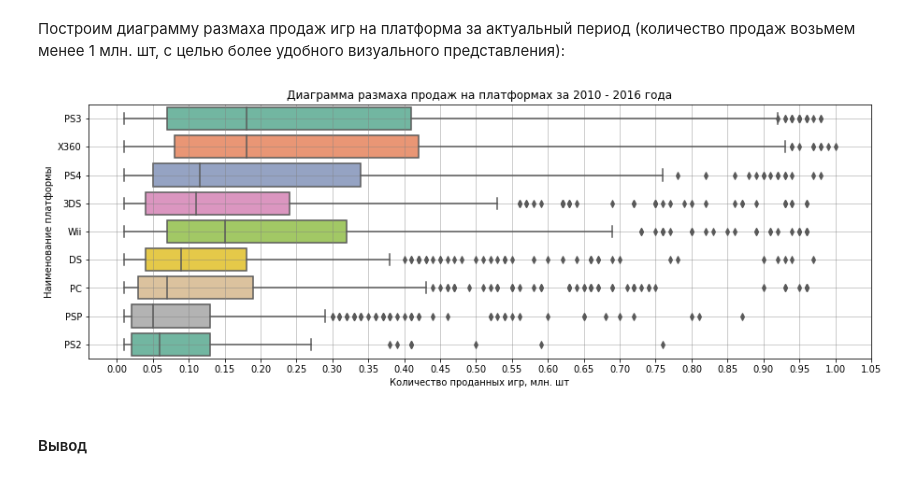
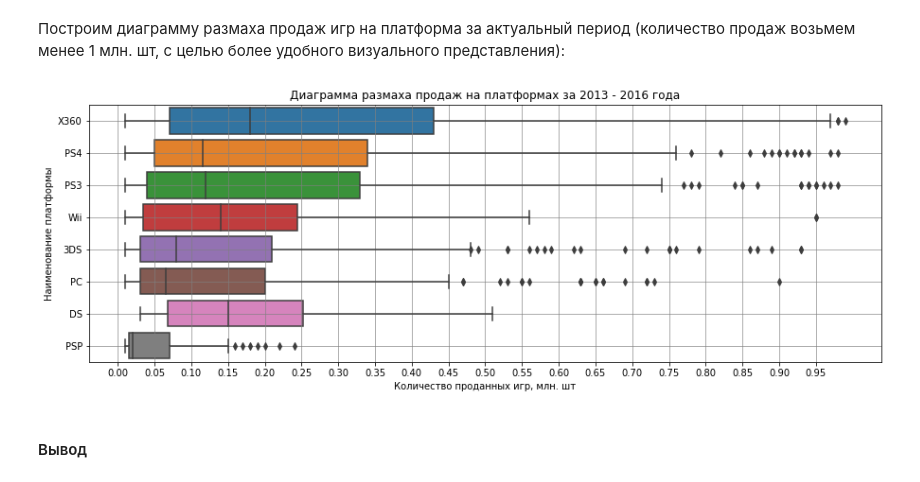
Before and after one commit to klipbn/klip_study, a Jupyter notebook: analysis_sales_computer_games/analysis_sales_computer_games.ipynb, the cells around one changed output. Drawn from its saved outputs; the diff is of its cells as text; code cells hidden in the pictures.

```diff
--- a/analysis_sales_computer_games/analysis_sales_computer_games.ipynb
+++ b/analysis_sales_computer_games/analysis_sales_computer_games.ipynb
@@ -300,7 +402,8 @@ df['critic_score'] = df['critic_score'].fillna(round(df['critic_score'].mean()))
 # %% [markdown]
 Преобразуем тип данных в целочисленный (так как рейтинг критиков идет целым числом):
 # %%
-df['critic_score'] = df['critic_score'].astype('int8')
+# Ошибка
+# df['critic_score'] = df['critic_score'].astype('int8')
 # %% [markdown]
 Выведем уникальные значения столбца `'user_score'`:
 # %%
@@ -339,7 +452,8 @@ df['user_score'] = df['user_score'].astype('float')
 # %% [markdown]
 Заполним пропуски в оценках пользователя средним значением:
 # %%
-df['user_score'] = df['user_score'].fillna(round(df['user_score'].mean()))
+# Ошибка
+# df['user_score'] = df['user_score'].fillna(round(df['user_score'].mean()))
 # %% [markdown]
 Выведем на экран пропущенные значения в столбце `'rating'`:
 # %%
@@ -361,3 +502,5 @@ df[df['rating'].isna()].sort_values(by='year_of_release')
+# %%
+df['rating'] = df['rating'].replace('K-A', 'E')
 # %% [markdown]
 Как мы видим при сортировке по годам, пропущенные значения находтся в интервале [1980; 2016], но при этом организация ESRB начала свою работу с 1994.
 Поэтому заполним пропущенные значения до 1994 значением - `Not rating`, после 1994 - `Not data`:
@@ -568,2 +729,2 @@ plt.show()
 # %%
- df_actual = (df_platfrom_year_top_11[df_platfrom_year_top_11['year_of_release'] >= 2010]).reset_index(drop=True)
+ df_actual = (df_platfrom_year_top_11[df_platfrom_year_top_11['year_of_release'] >= 2013]).reset_index(drop=True)
@@ -643,16 +818,16 @@ plt.show()
 # %%
 plt.rcParams['figure.figsize']=(15, 5)
 sns.boxplot(x=df_actual['total_sales'][df_actual['total_sales'] < 1],
             y=df_actual["platform"][df_actual['total_sales'] < 1],
-            orient="h", palette="Set2", order=["PS3", "X360",  "PS4", "3DS",  "Wii",  "DS",  "PC",  "PSP",  "PS2"])
-plt.title('Диаграмма размаха продаж на платформах за 2010 - 2016 года')
+            orient="h")
+plt.title('Диаграмма размаха продаж на платформах за 2013 - 2016 года')
 plt.ylabel('Наименование платформы')
 plt.xlabel('Количество проданных игр, млн. шт')
-plt.grid(color='grey', axis='both', alpha=.5)
-plt.xticks(np.arange(0, 1.1, .05))
+plt.grid(color='grey', axis='both', alpha=.8)
+plt.xticks(np.arange(0, 1, .05))
 plt.show()
 # %% [output]
-[figure, old version]
+[figure, new version]
 # %% [markdown]
 #### Вывод
 # %% [markdown]
```
Also changed, not shown: parts of 102 cells of this notebook.
